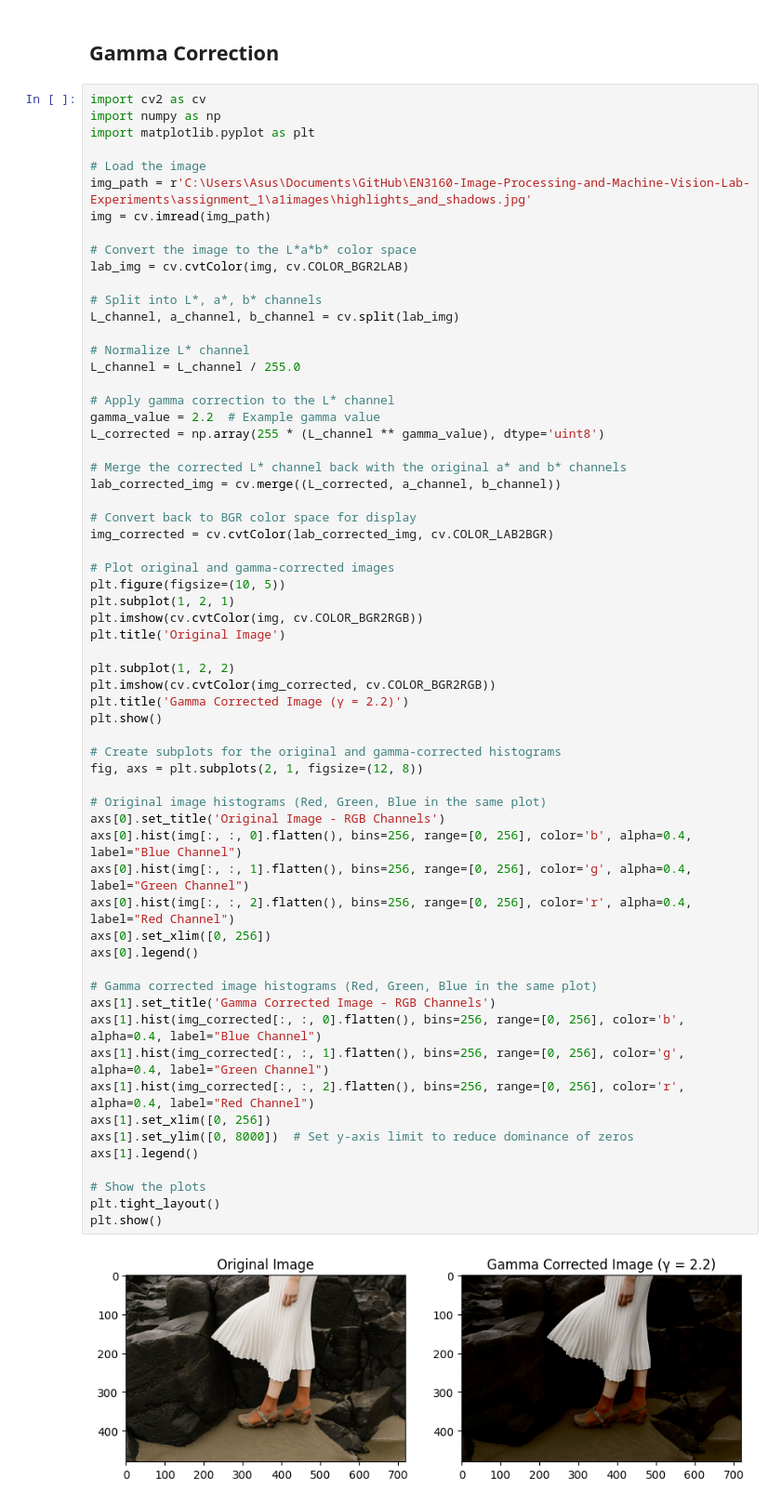
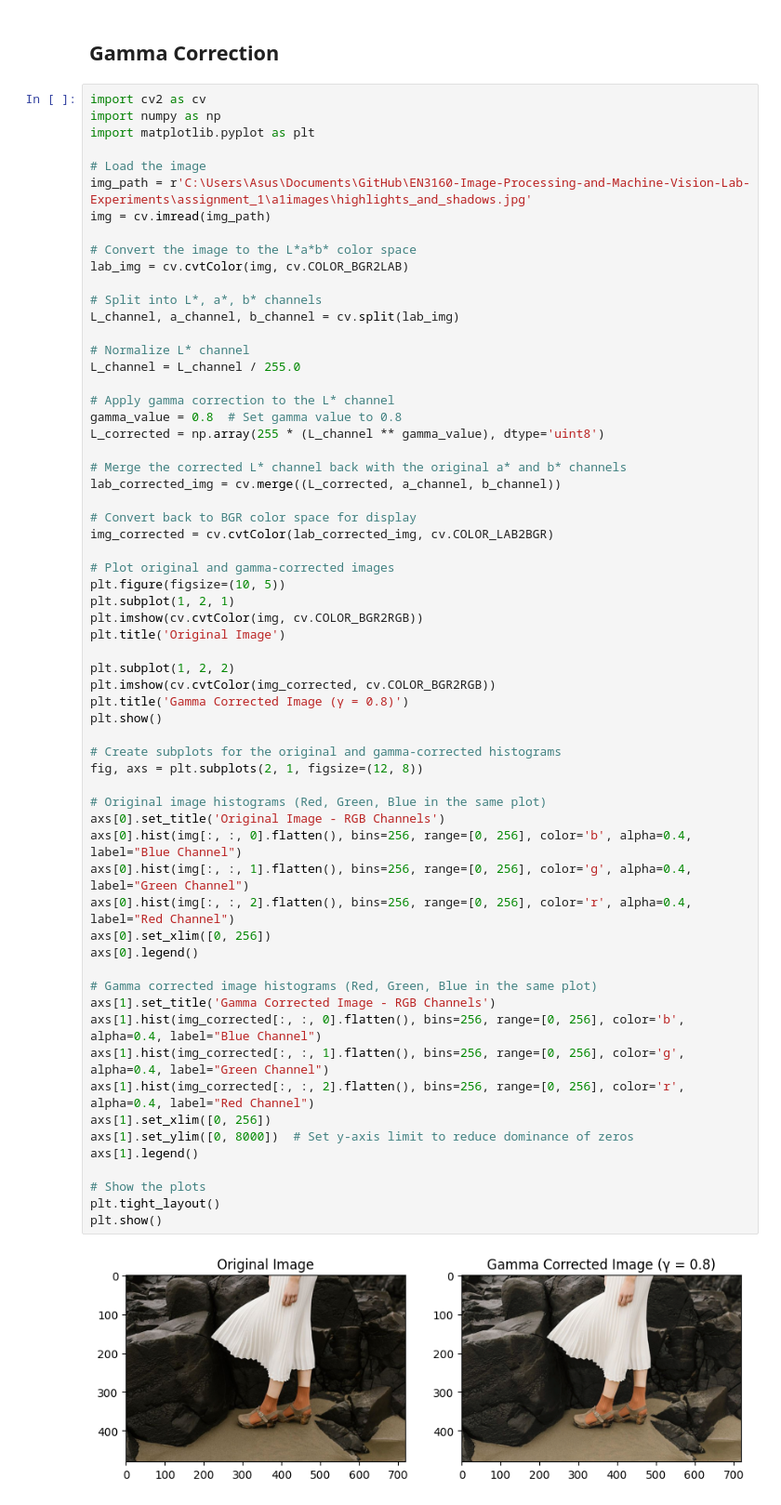
Before and after one commit to akhilaprabodha/EN3160-Image-Processing-and-Machine-Vision-Lab-Experiments, a Jupyter notebook: assignment_1/q3.ipynb, the cells around one changed output. Shown at 93% size. Cells and saved outputs as stored; diff of their text form.

```diff
--- a/assignment_1/q3.ipynb
+++ b/assignment_1/q3.ipynb
@@ -19,7 +19,7 @@ L_channel, a_channel, b_channel = cv.split(lab_img)
 L_channel = L_channel / 255.0
 
 # Apply gamma correction to the L* channel
-gamma_value = 2.2  # Example gamma value
+gamma_value = 0.8  # Set gamma value to 0.8
 L_corrected = np.array(255 * (L_channel ** gamma_value), dtype='uint8')
 
 # Merge the corrected L* channel back with the original a* and b* channels
@@ -35,32 +35,32 @@ plt.imshow(cv.cvtColor(img, cv.COLOR_BGR2RGB))
 plt.title('Original Image')
 
 plt.subplot(1, 2, 2)
 plt.imshow(cv.cvtColor(img_corrected, cv.COLOR_BGR2RGB))
-plt.title('Gamma Corrected Image (γ = 2.2)')
+plt.title('Gamma Corrected Image (γ = 0.8)')
 plt.show()
 
 # Create subplots for the original and gamma-corrected histograms
 fig, axs = plt.subplots(2, 1, figsize=(12, 8))
 
 # Original image histograms (Red, Green, Blue in the same plot)
 axs[0].set_title('Original Image - RGB Channels')
 axs[0].hist(img[:, :, 0].flatten(), bins=256, range=[0, 256], color='b', alpha=0.4, label="Blue Channel")
 axs[0].hist(img[:, :, 1].flatten(), bins=256, range=[0, 256], color='g', alpha=0.4, label="Green Channel")
 axs[0].hist(img[:, :, 2].flatten(), bins=256, range=[0, 256], color='r', alpha=0.4, label="Red Channel")
 axs[0].set_xlim([0, 256])
 axs[0].legend()
 
 # Gamma corrected image histograms (Red, Green, Blue in the same plot)
 axs[1].set_title('Gamma Corrected Image - RGB Channels')
 axs[1].hist(img_corrected[:, :, 0].flatten(), bins=256, range=[0, 256], color='b', alpha=0.4, label="Blue Channel")
 axs[1].hist(img_corrected[:, :, 1].flatten(), bins=256, range=[0, 256], color='g', alpha=0.4, label="Green Channel")
 axs[1].hist(img_corrected[:, :, 2].flatten(), bins=256, range=[0, 256], color='r', alpha=0.4, label="Red Channel")
 axs[1].set_xlim([0, 256])
 axs[1].set_ylim([0, 8000])  # Set y-axis limit to reduce dominance of zeros
 axs[1].legend()
 
 # Show the plots
 plt.tight_layout()
 plt.show()
 # %% [output]
-[figure, old version]
+[figure, new version]
```
Also changed, not shown: parts of 3 cells of this notebook, 5 other files.
